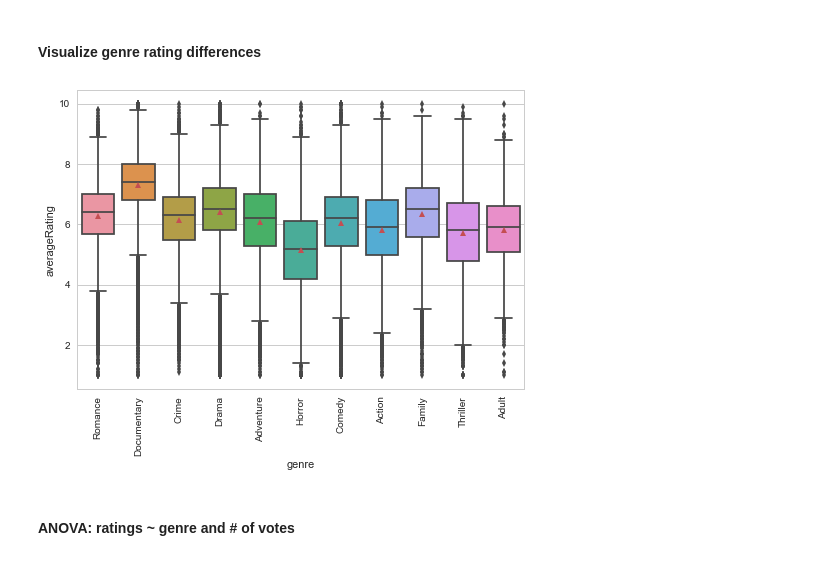
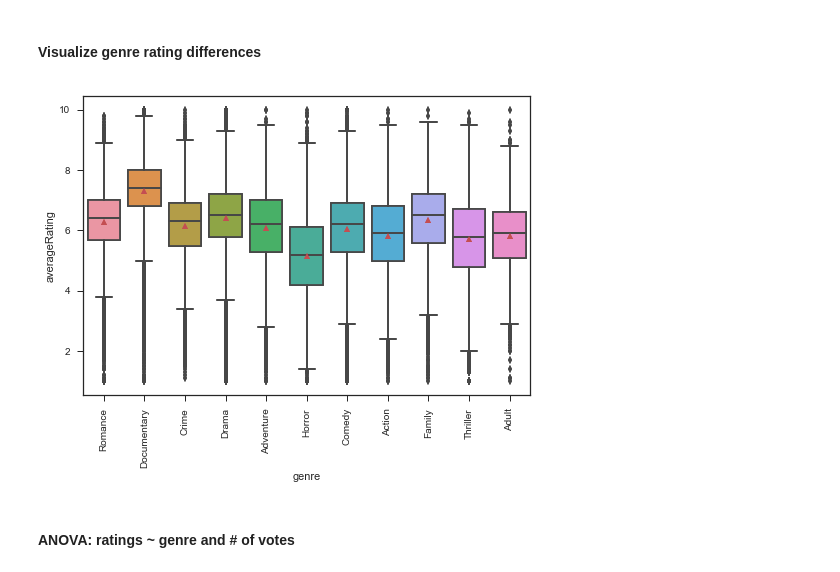
Before and after one commit to Amjaad/MoviesProject, a Jupyter notebook: twowayanova.ipynb, the cells around one changed output. Cells and saved outputs as stored; diff of their text form; code cells hidden in the pictures.

Commit message:
updated ANOVA charts, added Tukey HSD validation

```diff
--- a/twowayanova.ipynb
+++ b/twowayanova.ipynb
@@ -98,14 +118,15 @@ print(df2.nsmallest(5, 'meandiff'))
 # %% [markdown]
 #### Visualize genre rating differences
 # %%
-sns.set_style("whitegrid")
-df = df[df.genre.isin(genre_list)]
+sns.set(style="ticks")
+df3 = df[df.genre.isin(genre_list)]
 
-sns.boxplot(x=df['genre'], y=df['averageRating'], showmeans=True)
+sns.boxplot(x=df3['genre'], y=df3['averageRating'], showmeans=True)
 plt.xticks(rotation=90)
 plt.show()
+# plt.savefig('genre_box.png')
 # %% [output]
-[figure, old version]
+[figure, new version]
 # %% [markdown]
 #### ANOVA: ratings ~ genre and # of votes
 # %%
```
Also changed, not shown: parts of 3 cells of this notebook.
